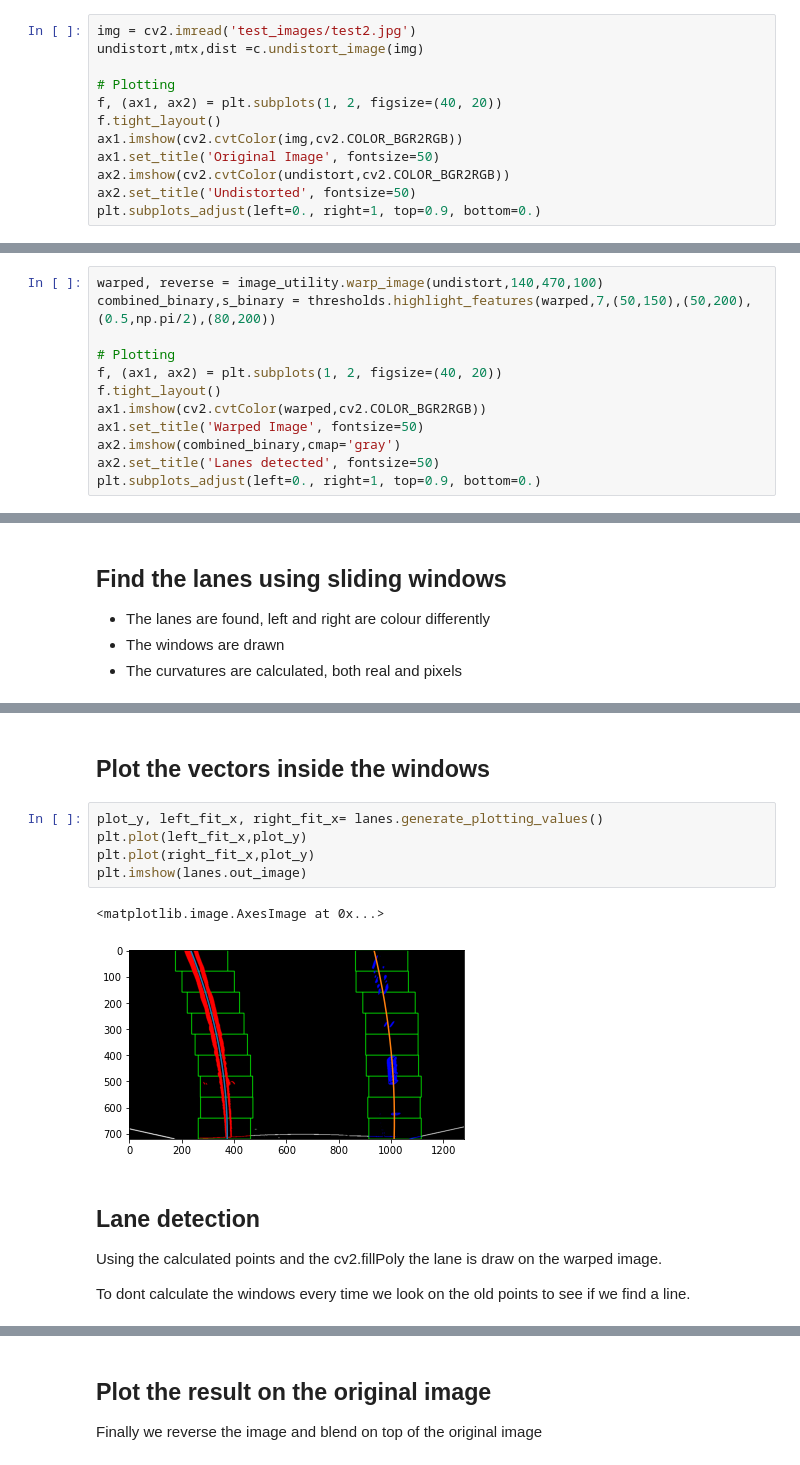
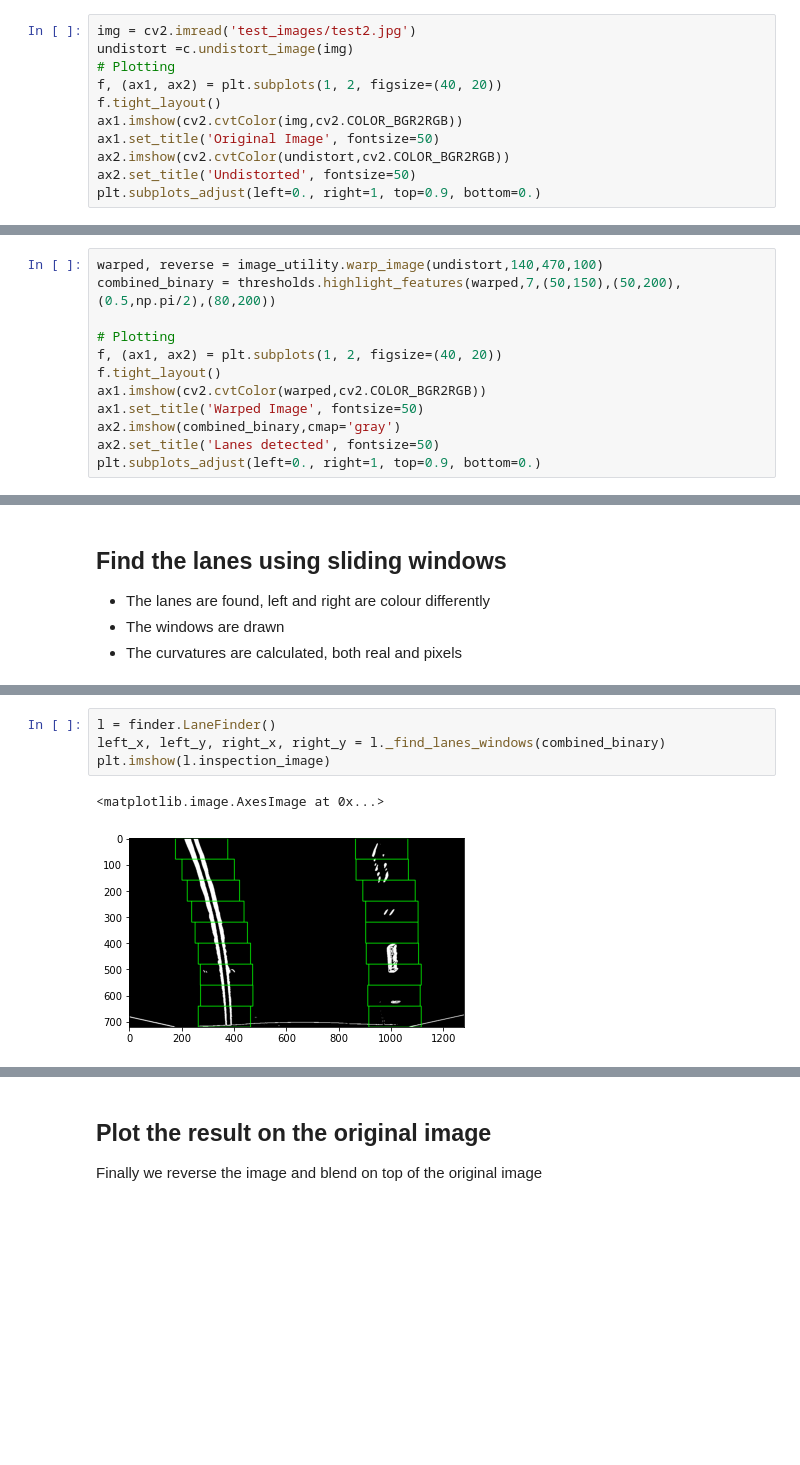
Before and after one commit to hurtadosanti/AdvancedLaneDetection, a Jupyter notebook: Pipeline.ipynb, the cells around one changed output, grey strips where cells are left out. Cells and saved outputs as stored; diff of their text form; blank space fills up the shorter version.

Commit message:
refactor(finder): Refactor lane finder class

```diff
--- a/Pipeline.ipynb
+++ b/Pipeline.ipynb
@@ -18,8 +18,7 @@ c.load_calibration('././camera_cal/')
 ## Read the image and undistorted base on the camera calibration
 # %%
 img = cv2.imread('test_images/test2.jpg')
-undistort,mtx,dist =c.undistort_image(img)
-
+undistort =c.undistort_image(img)
 # Plotting
 f, (ax1, ax2) = plt.subplots(1, 2, figsize=(40, 20))
 f.tight_layout()
@@ -35,7 +34,7 @@ plt.subplots_adjust(left=0., right=1, top=0.9, bottom=0.)
 Using the sobel algorithm to find the derivates and gradients, also use the hsv color space to avoid having issues between yellow and white lanes.
 # %%
 warped, reverse = image_utility.warp_image(undistort,140,470,100)
-combined_binary,s_binary = thresholds.highlight_features(warped,7,(50,150),(50,200),(0.5,np.pi/2),(80,200))
+combined_binary = thresholds.highlight_features(warped,7,(50,150),(50,200),(0.5,np.pi/2),(80,200))
 
 # Plotting
 f, (ax1, ax2) = plt.subplots(1, 2, figsize=(40, 20))
@@ -74,15 +62,7 @@ plt.imshow(lanes.out_image)
-# %% [markdown]
-## Plot the vectors inside the windows
-# %%
-plot_y, left_fit_x, right_fit_x= lanes.generate_plotting_values()
-plt.plot(left_fit_x,plot_y)
-plt.plot(right_fit_x,plot_y)
-plt.imshow(lanes.out_image)
-# %% [output]
-<matplotlib.image.AxesImage at 0x...>
-[figure, removed]
-# %% [markdown]
-## Lane detection
-Using the calculated points and the cv2.fillPoly the lane is draw on the warped image.
-
-To dont calculate the windows every time we look on the old points to see if we find a line.
+# %%
+l = finder.LaneFinder()
+left_x, left_y, right_x, right_y = l._find_lanes_windows(combined_binary)
+plt.imshow(l.inspection_image)
+# %% [output]
+<matplotlib.image.AxesImage at 0x...>
+[figure, added]
```
Also changed, not shown: parts of 8 cells of this notebook, 4 other files.
